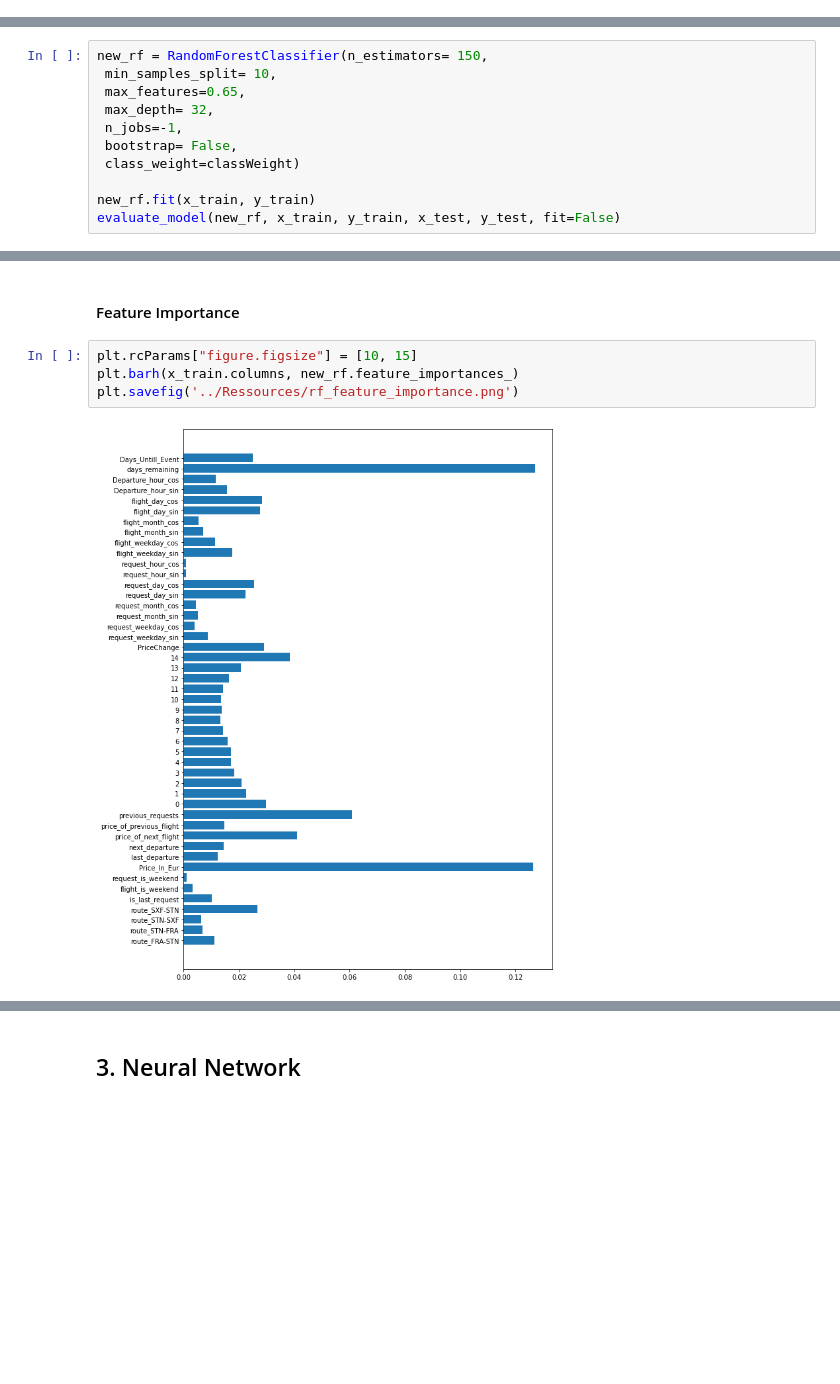
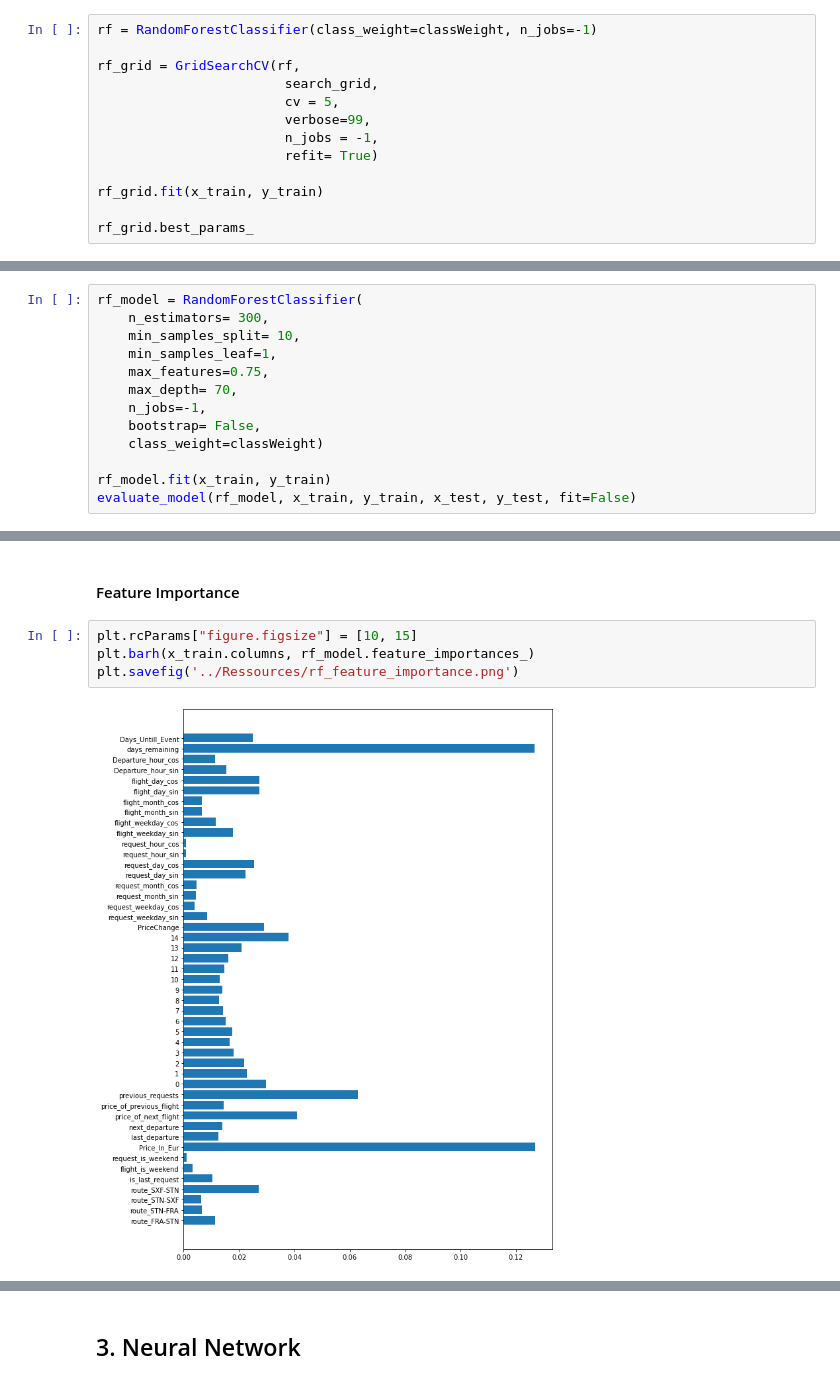
Before and after one commit to max-gmann/DataMiningWaitOrBuy, a Jupyter notebook: Notebooks/3. Model Selection.ipynb, the cells around one changed output, grey strips where cells are left out. Cells and saved outputs as stored; diff of their text form; blank space fills up the shorter version.

Commit message:
training und auswertung finalisiert

```diff
--- a/Notebooks/3. Model Selection.ipynb
+++ b/Notebooks/3. Model Selection.ipynb
@@ -386,0 +397,13 @@ rf_model.best_params_
+# %%
+rf = RandomForestClassifier(class_weight=classWeight, n_jobs=-1)
+
+rf_grid = GridSearchCV(rf,
+                        search_grid,
+                        cv = 5,
+                        verbose=99,
+                        n_jobs = -1,
+                        refit= True)
+
+rf_grid.fit(x_train, y_train)
+
+rf_grid.best_params_
@@ -387,12 +420,14 @@ rf_model.best_params_
 # %%
-new_rf = RandomForestClassifier(n_estimators= 150,
- min_samples_split= 10,
- max_features=0.65,
- max_depth= 32,
- n_jobs=-1,
- bootstrap= False,
- class_weight=classWeight)
+rf_model = RandomForestClassifier(
+    n_estimators= 300,
+    min_samples_split= 10,
+    min_samples_leaf=1,
+    max_features=0.75,
+    max_depth= 70,
+    n_jobs=-1,
+    bootstrap= False,
+    class_weight=classWeight)
 
-new_rf.fit(x_train, y_train)
-evaluate_model(new_rf, x_train, y_train, x_test, y_test, fit=False)
+rf_model.fit(x_train, y_train)
+evaluate_model(rf_model, x_train, y_train, x_test, y_test, fit=False)
 # %% [output]
@@ -435,8 +488,8 @@ weighted avg       0.93      0.93      0.93     16725
 #### Feature Importance
 # %%
 plt.rcParams["figure.figsize"] = [10, 15]
-plt.barh(x_train.columns, new_rf.feature_importances_)
+plt.barh(x_train.columns, rf_model.feature_importances_)
 plt.savefig('../Ressources/rf_feature_importance.png')
 # %% [output]
-[figure, old version]
+[figure, new version]
 # %%
```
Also changed, not shown: parts of 64 cells of this notebook, 16 other files.
